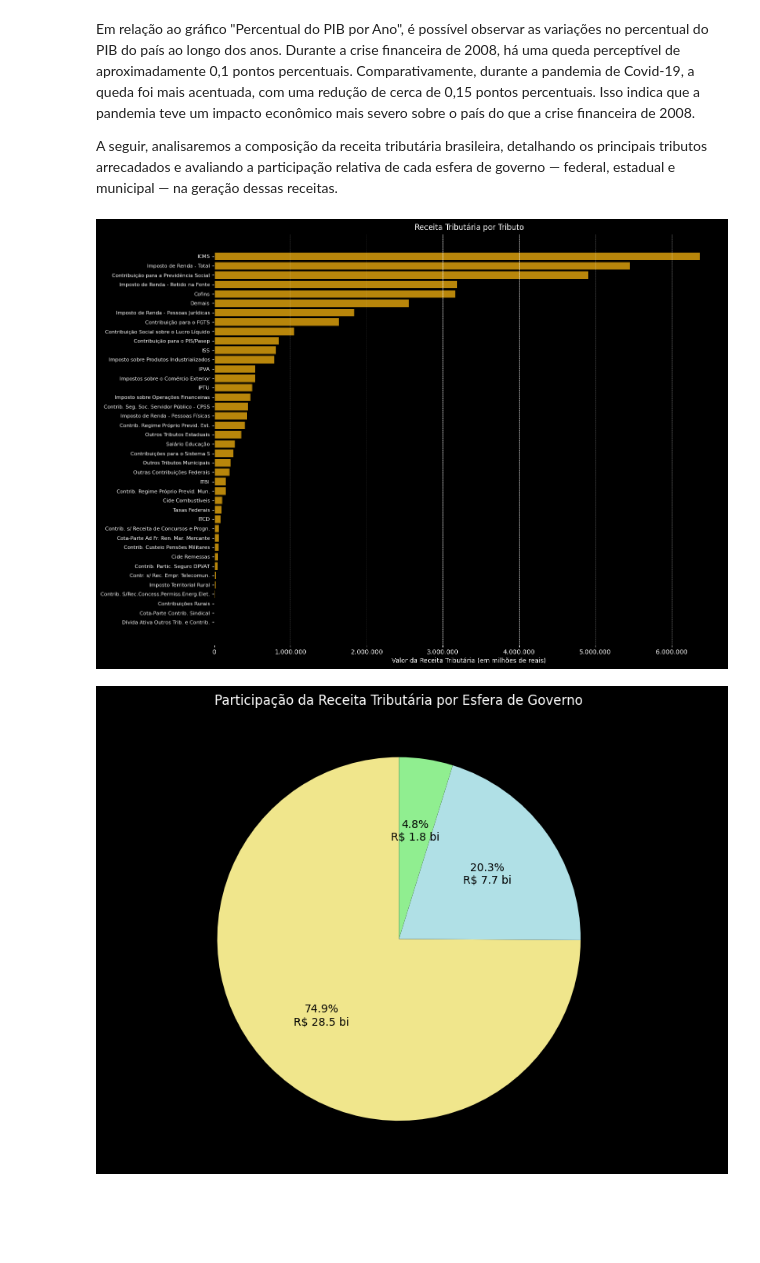
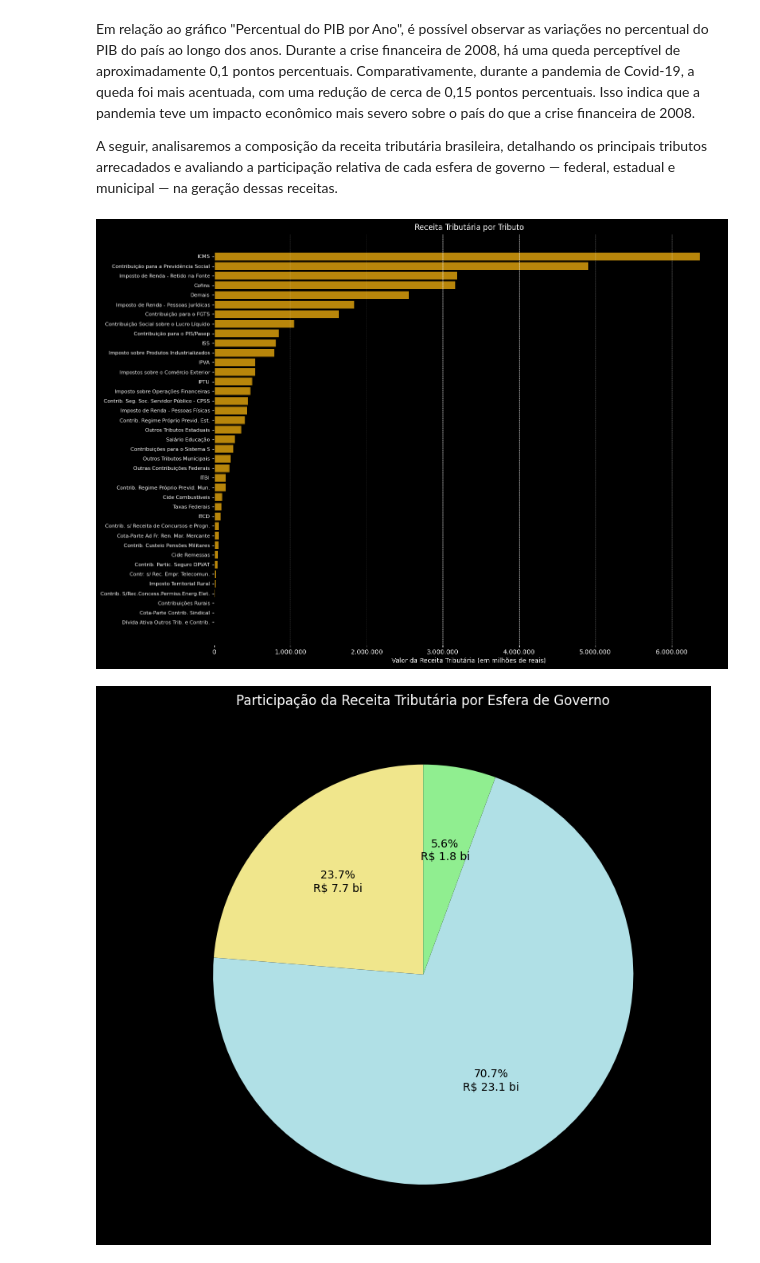
Before and after one commit to Giselle-Del-Sent/Data-Journey, a Jupyter notebook: Projeto_Receita_Tributária.ipynb, the cells around one changed output. Drawn from its saved outputs; the diff is of its cells as text; code cells hidden in the pictures; blank space fills up the shorter version.

```diff
--- a/Projeto_Receita_Tributária.ipynb
+++ b/Projeto_Receita_Tributária.ipynb
@@ -236,6 +236,7 @@ agrupadores = [
     'Orçamento Seguridade Social',
     'Tributos do Governo Federal',
     'Tributos do Governo Estadual',
+    'Imposto de Renda - Total',
     'Tributos do Governo Municipal'
 ]
 data = data[~data['Descrição'].isin(agrupadores)]
@@ -268,32 +269,39 @@ plt.grid(axis='x', color='white', linestyle='--', linewidth=0.5)
 plt.tight_layout()
 plt.show()
 # %% [output]
-[figure, old version]
+[figure, new version]
 # %%
+# Calcular receita por esfera de governo
+receita_por_esfera = (
+    data.groupby('Competência')['Valor da Receita Tributária']
+    .sum()
+    .reset_index()
+)
+
 # Função formatadora
 def formatar_valor_em_bilhoes(pct, allvals):
     total = sum(allvals)
     valor = pct * total / 100
     return f'{pct:.1f}%\nR$ {valor / 1_000_000:.1f} bi'
 
 # Gráfico de pizza
 plt.figure(figsize=(8, 8))
 plt.pie(
-    receita_por_competencia['Valor da Receita Tributária'],
-    labels=receita_por_competencia['Competência'],
-    autopct=lambda pct: formatar_valor_em_bilhoes(pct, receita_por_competencia['Valor da Receita Tributária']),
+    receita_por_esfera['Valor da Receita Tributária'],
+    labels=receita_por_esfera['Competência'],
+    autopct=lambda pct: formatar_valor_em_bilhoes(pct, receita_por_esfera['Valor da Receita Tributária']),
     startangle=90,
     colors=['#F0E68C', '#B0E0E6', '#90EE90'],
     textprops={'color': 'black'}
 )
 
 plt.title('Participação da Receita Tributária por Esfera de Governo', color='white')
 plt.gca().set_facecolor('black')
 plt.gcf().set_facecolor('black')
 plt.tight_layout()
 plt.show()
 # %% [output]
-[figure, old version]
+[figure, new version]
 # %% [markdown]
 Os dados analisados demonstram a composição da arrecadação tributária no Brasil, tanto sob a perspectiva do valor arrecadado por tipo de tributo quanto da sua distribuição entre as esferas de governo — federal, estadual e municipal.
 O ICMS (Imposto sobre Circulação de Mercadorias e Serviços) lidera o ranking dos tributos com maior arrecadação, evidenciando sua relevância no financiamento dos governos estaduais. Na sequência, destacam-se tributos federais como:
```
Also changed, not shown: parts of 20 cells of this notebook.
